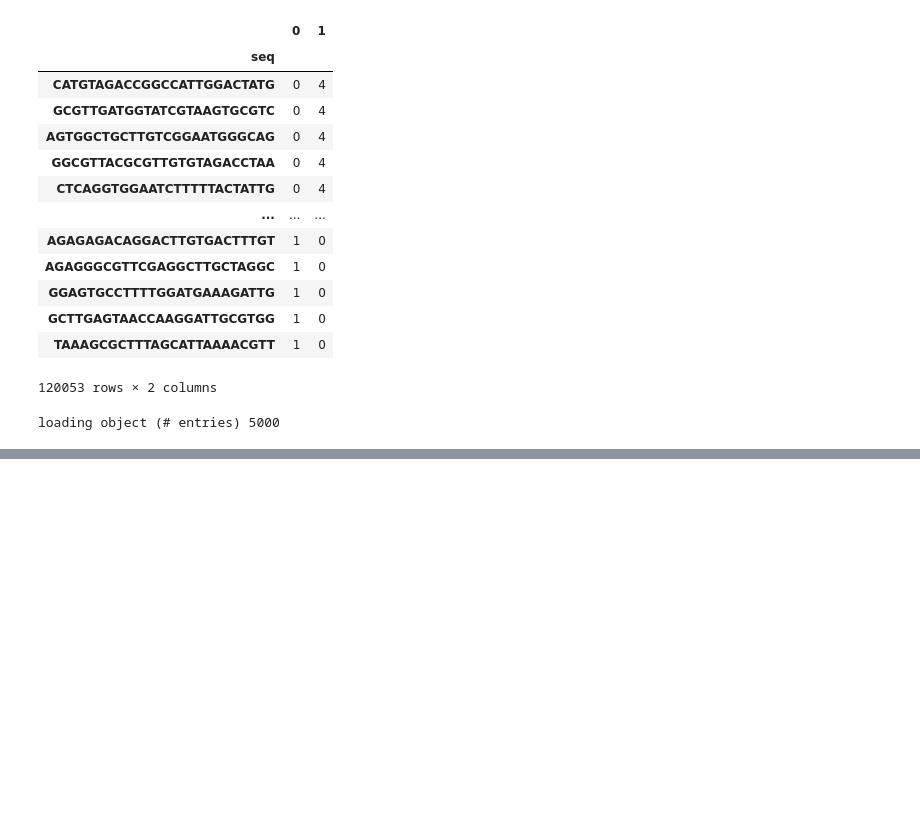
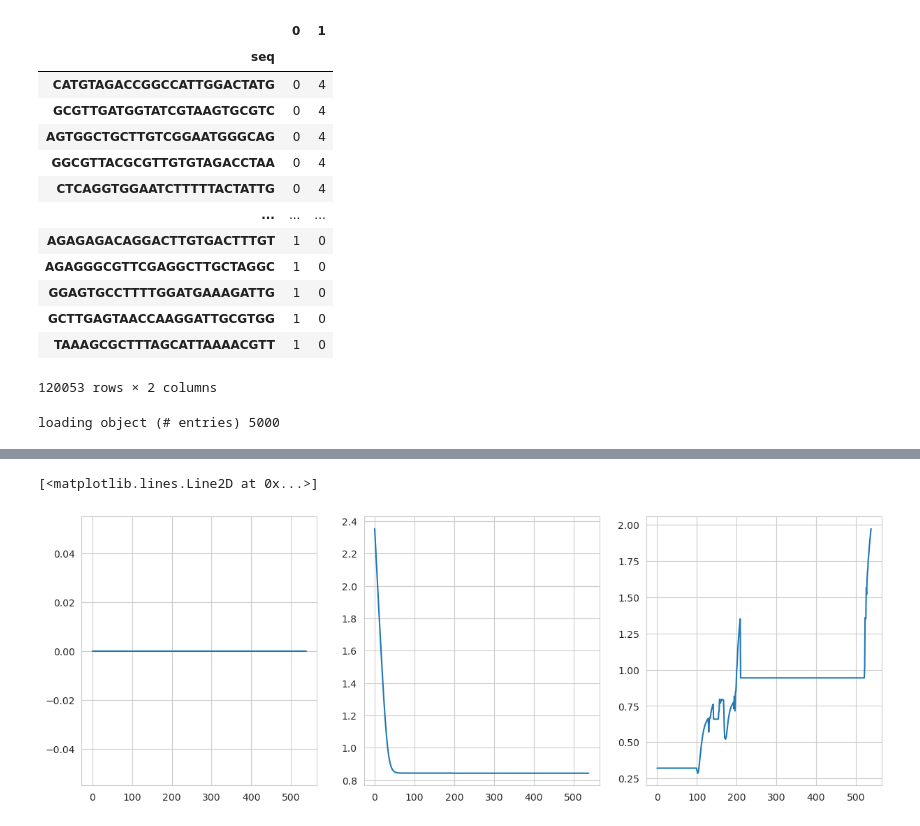
Before and after one commit to theislab/mubind, a Jupyter notebook: notebooks/batch/01_CTCF_two_batches.ipynb, the cells around one changed output, grey strips where cells are left out. Cells and saved outputs as stored; diff of their text form; code cells hidden in the pictures; blank space fills up the shorter version.

```diff
--- a/notebooks/batch/01_CTCF_two_batches.ipynb
+++ b/notebooks/batch/01_CTCF_two_batches.ipynb
@@ -216,0 +232,14 @@ True
+# %%
+import matplotlib.pyplot as plt
+rcParams['figure.figsize'] = 20, 5
+rcParams['figure.dpi'] = 100
+
+plt.subplot(1, 4, 1)
+plt.plot(model.loss_history_log_dynamic)
+plt.subplot(1, 4, 2)
+plt.plot(model.loss_history)
+plt.subplot(1, 4, 3)
+plt.plot(model.loss_history_sym_weights)
+# %% [output]
+[<matplotlib.lines.Line2D at 0x...>]
+[figure, added]
```
Also changed, not shown: parts of 6 cells of this notebook, 6 other files.
